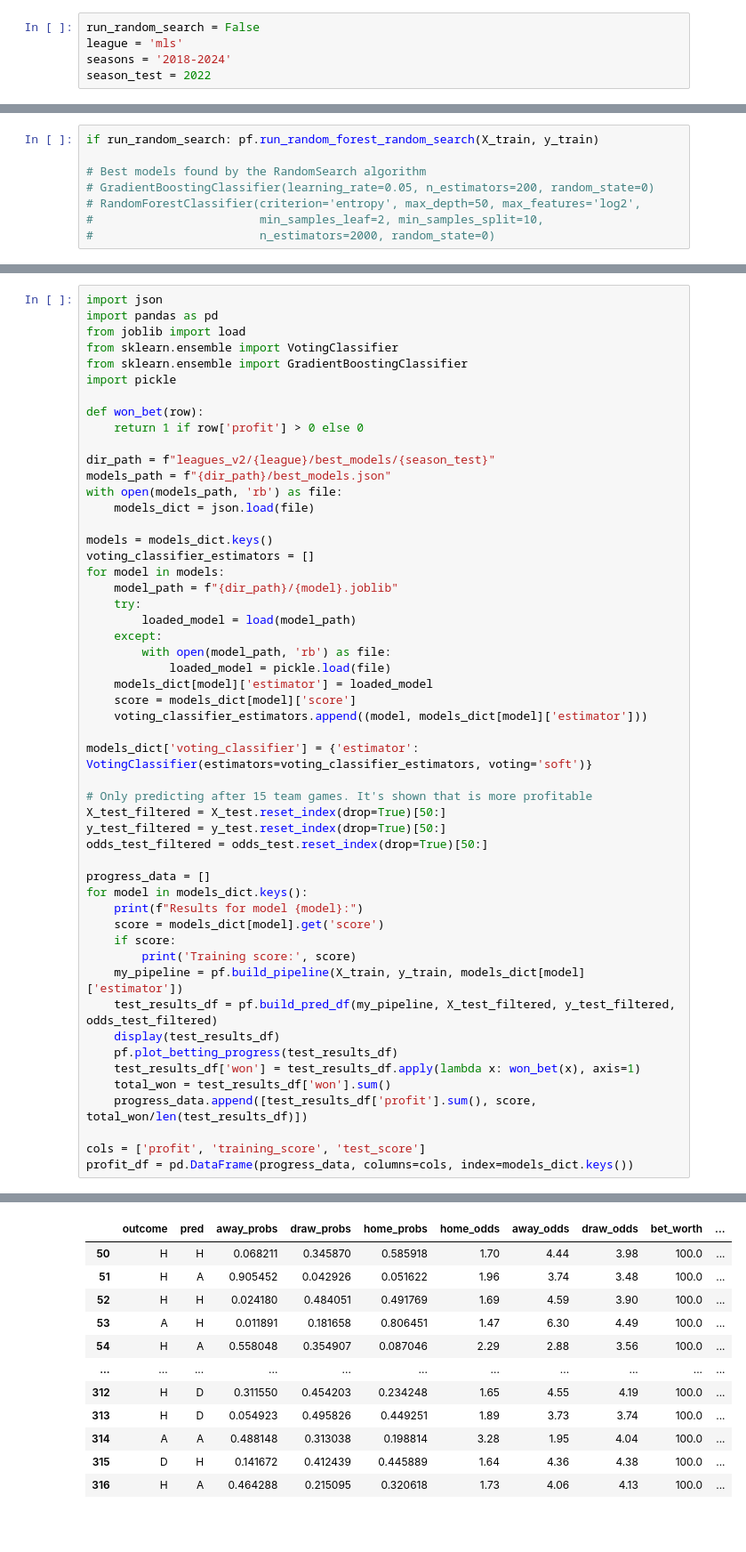
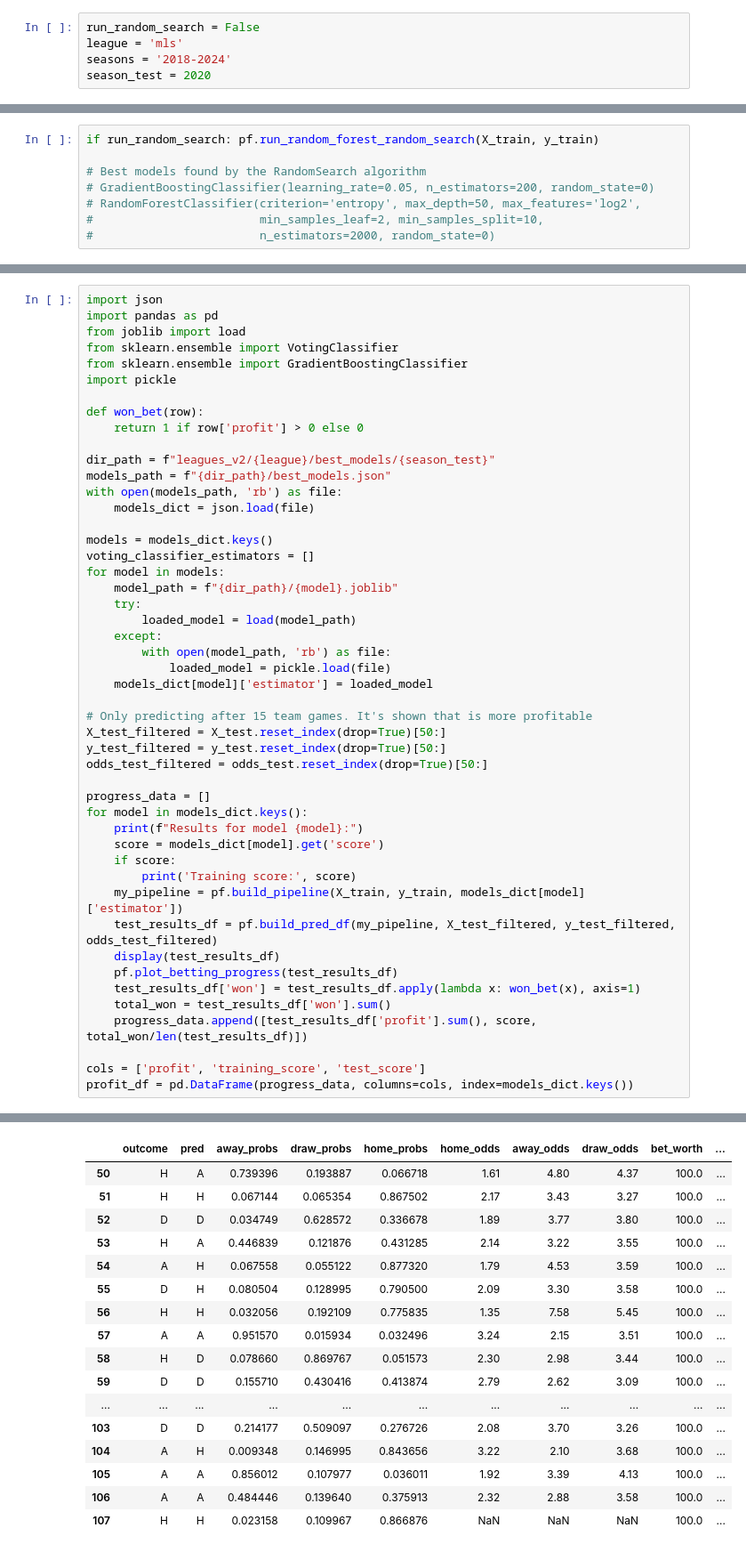
Before and after one commit to caiomelo22/football-predictor, a Jupyter notebook: predictor_v2.ipynb, the cells around one changed output, grey strips where cells are left out. Shown at 89% size. Cells and saved outputs as stored; diff of their text form; blank space fills up the shorter version.

```diff
--- a/predictor_v2.ipynb
+++ b/predictor_v2.ipynb
@@ -11,7 +10,7 @@ Setup Complete
 run_random_search = False
 league = 'mls'
 seasons = '2018-2024'
-season_test = 2022
+season_test = 2020
 # %%
 # Read the data
 X_full, y, X_test_full, y_test, odds_test = pf.get_league_data(league, seasons, season_test)
@@ -141,10 +140,6 @@ for model in models:
         with open(model_path, 'rb') as file:
             loaded_model = pickle.load(file)
     models_dict[model]['estimator'] = loaded_model
-    score = models_dict[model]['score']
-    voting_classifier_estimators.append((model, models_dict[model]['estimator']))
-
-models_dict['voting_classifier'] = {'estimator': VotingClassifier(estimators=voting_classifier_estimators, voting='soft')}
 
 # Only predicting after 15 team games. It's shown that is more profitable
 X_test_filtered = X_test.reset_index(drop=True)[50:]
@@ -186,14 +181,19 @@ Maximum positive sequence:  5
 Maximum bet worth: 100.0
 Minimum bet worth: 100.0
 |  | outcome | pred | away_probs | draw_probs | home_probs | home_odds | away_odds | draw_odds | bet_worth | ... |
-| 50 | H | H | 0.068211 | 0.345870 | 0.585918 | 1.70 | 4.44 | 3.98 | 100.0 | ... |
-| 51 | H | A | 0.905452 | 0.042926 | 0.051622 | 1.96 | 3.74 | 3.48 | 100.0 | ... |
-| 52 | H | H | 0.024180 | 0.484051 | 0.491769 | 1.69 | 4.59 | 3.90 | 100.0 | ... |
-| 53 | A | H | 0.011891 | 0.181658 | 0.806451 | 1.47 | 6.30 | 4.49 | 100.0 | ... |
-| 54 | H | A | 0.558048 | 0.354907 | 0.087046 | 2.29 | 2.88 | 3.56 | 100.0 | ... |
+| 50 | H | A | 0.739396 | 0.193887 | 0.066718 | 1.61 | 4.80 | 4.37 | 100.0 | ... |
+| 51 | H | H | 0.067144 | 0.065354 | 0.867502 | 2.17 | 3.43 | 3.27 | 100.0 | ... |
+| 52 | D | D | 0.034749 | 0.628572 | 0.336678 | 1.89 | 3.77 | 3.80 | 100.0 | ... |
+| 53 | H | A | 0.446839 | 0.121876 | 0.431285 | 2.14 | 3.22 | 3.55 | 100.0 | ... |
+| 54 | A | H | 0.067558 | 0.055122 | 0.877320 | 1.79 | 4.53 | 3.59 | 100.0 | ... |
+| 55 | D | H | 0.080504 | 0.128995 | 0.790500 | 2.09 | 3.30 | 3.58 | 100.0 | ... |
+| 56 | H | H | 0.032056 | 0.192109 | 0.775835 | 1.35 | 7.58 | 5.45 | 100.0 | ... |
+| 57 | A | A | 0.951570 | 0.015934 | 0.032496 | 3.24 | 2.15 | 3.51 | 100.0 | ... |
+| 58 | H | D | 0.078660 | 0.869767 | 0.051573 | 2.30 | 2.98 | 3.44 | 100.0 | ... |
+| 59 | D | D | 0.155710 | 0.430416 | 0.413874 | 2.79 | 2.62 | 3.09 | 100.0 | ... |
 | ... | ... | ... | ... | ... | ... | ... | ... | ... | ... | ... |
-| 312 | H | D | 0.311550 | 0.454203 | 0.234248 | 1.65 | 4.55 | 4.19 | 100.0 | ... |
-| 313 | H | D | 0.054923 | 0.495826 | 0.449251 | 1.89 | 3.73 | 3.74 | 100.0 | ... |
-| 314 | A | A | 0.488148 | 0.313038 | 0.198814 | 3.28 | 1.95 | 4.04 | 100.0 | ... |
-| 315 | D | H | 0.141672 | 0.412439 | 0.445889 | 1.64 | 4.36 | 4.38 | 100.0 | ... |
-| 316 | H | A | 0.464288 | 0.215095 | 0.320618 | 1.73 | 4.06 | 4.13 | 100.0 | ... |
+| 103 | D | D | 0.214177 | 0.509097 | 0.276726 | 2.08 | 3.70 | 3.26 | 100.0 | ... |
+| 104 | A | H | 0.009348 | 0.146995 | 0.843656 | 3.22 | 2.10 | 3.68 | 100.0 | ... |
+| 105 | A | A | 0.856012 | 0.107977 | 0.036011 | 1.92 | 3.39 | 4.13 | 100.0 | ... |
+| 106 | A | A | 0.484446 | 0.139640 | 0.375913 | 2.32 | 2.88 | 3.58 | 100.0 | ... |
+| 107 | H | H | 0.023158 | 0.109967 | 0.866876 | NaN | NaN | NaN | 100.0 | ... |
```
Also changed, not shown: parts of 9 cells of this notebook, 1 other file.
